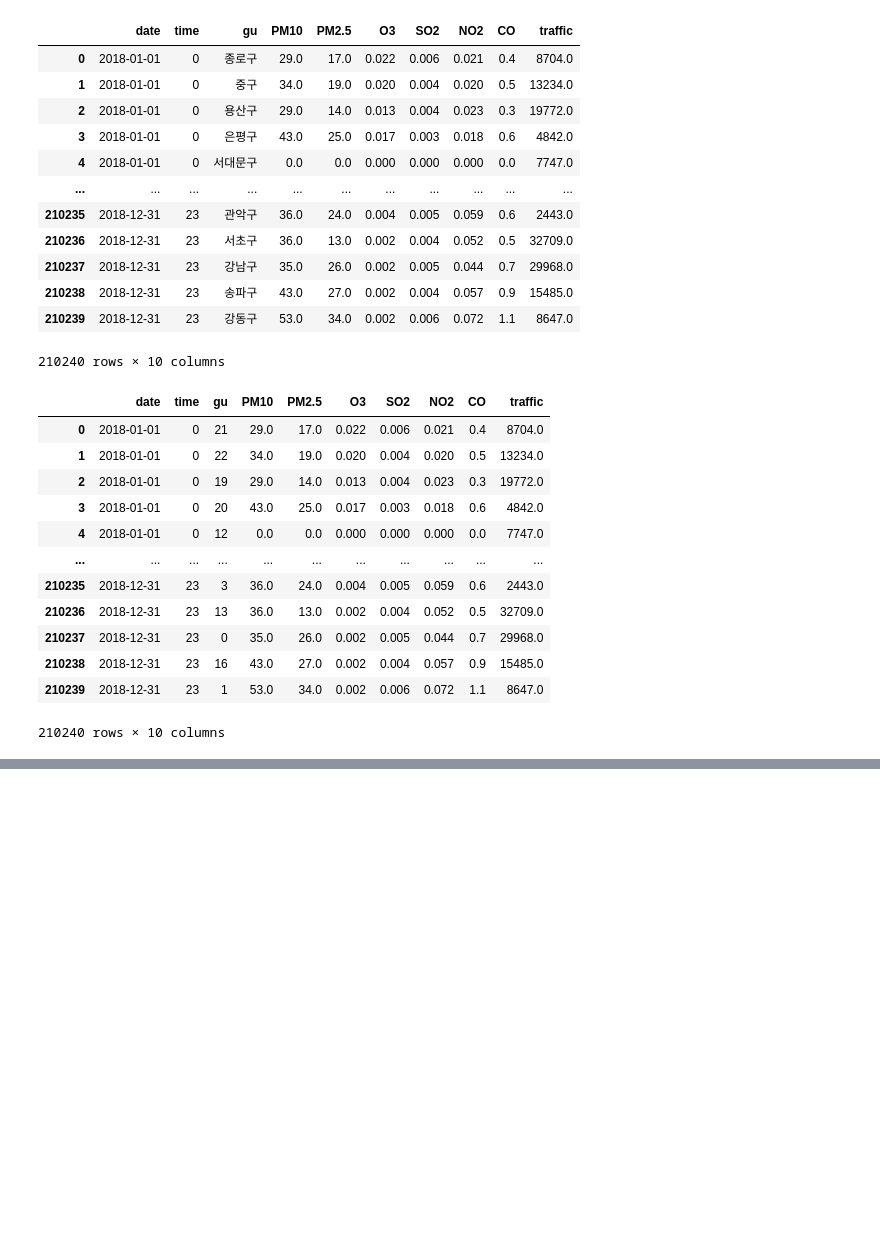
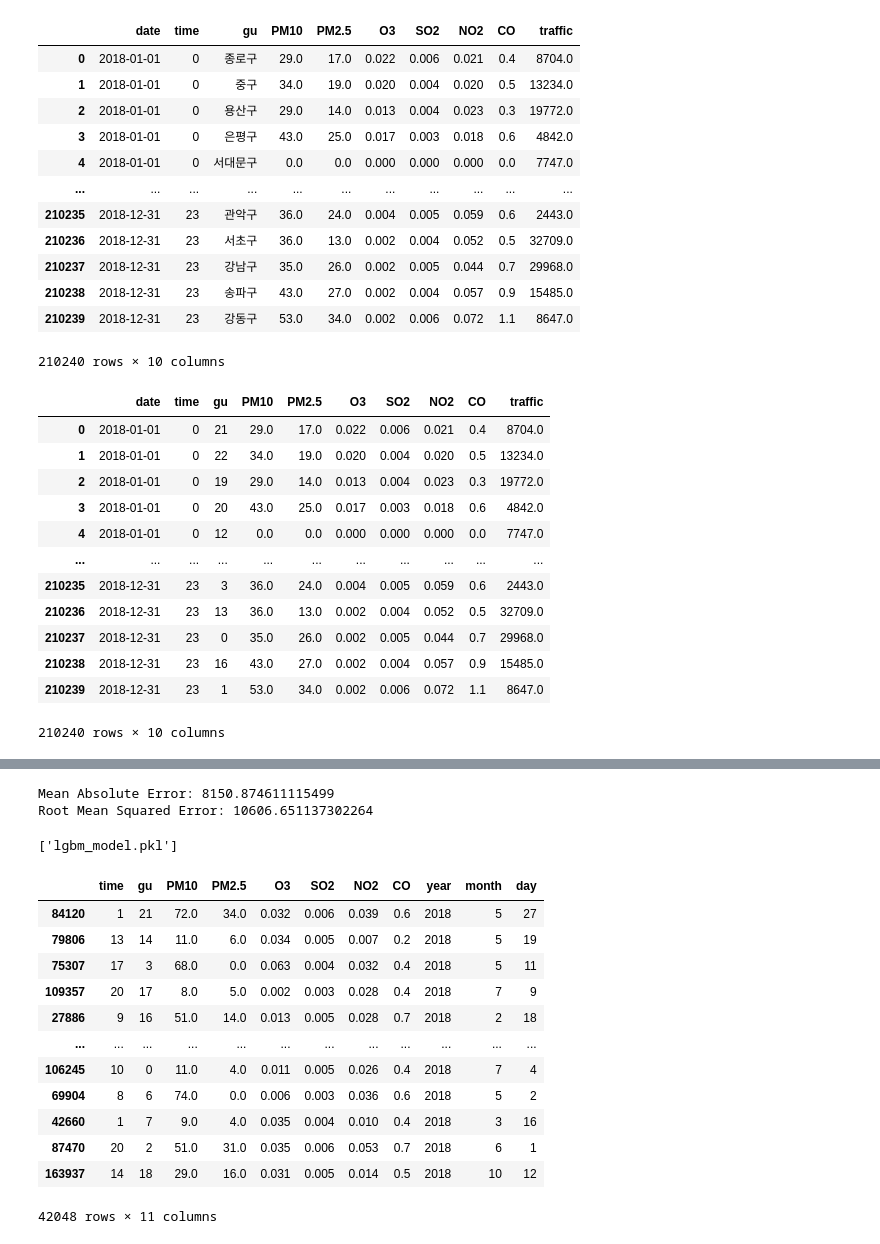
Before and after one commit to je0nh/yd3-MLOps_pj, a Jupyter notebook: ML.ipynb, the cells around one changed output, grey strips where cells are left out. Cells and saved outputs as stored; diff of their text form; code cells hidden in the pictures; blank space fills up the shorter version.

```diff
--- a/ML.ipynb
+++ b/ML.ipynb
@@ -531,6 +531,8 @@ train
 train['year'] = train['date'].dt.year
 train['month'] = train['date'].dt.month
 train['day'] = train['date'].dt.day
+# %%
+train['traffic'] = train['traffic'].astype(int)
 # %%
 train = train.drop(columns='date')
 # %%
@@ -577,0 +582,32 @@ Mean Squared Error: 44370.10296977026
+# %%
+import lightgbm as lgb
+from sklearn.model_selection import train_test_split
+from sklearn.metrics import accuracy_score
+
+# 예제 데이터 생성
+X = train.drop(columns='traffic')
+y = train.traffic
+# 데이터 분할
+X_train, X_test, y_train, y_test = train_test_split(X, y, test_size=0.2, random_state=42)
+
+# LightGBM 모델 설정
+param_grid = {
+    "max_bin" : 20,
+    "learning_rate" : 0.0025,
+    "objective" : "regression",
+    "boosting_type" : "gbdt",
+    "metric" : "mae",
+    "sub_feature" : 0.345,
+    "bagging_fraction" : 0.85,
+    "bagging_freq" : 40,
+    "num_leaves" : 512,
+    "min_data" : 500,
+    "min_hessian" : 0.05,
+    "verbose" : 2,
+    "feature_fraction_seed" : 2,
+    "bagging_seed" : 3
+    # "num_class": 3
+}
+model = LGBMRegressor(**param_grid)
+# LightGBM 모델 훈련
+model.fit(X_train, y_train)
@@ -577,0 +625,37 @@ Mean Squared Error: 44370.10296977026
+# %%
+from sklearn.metrics import mean_absolute_error, mean_squared_error
+
+# 테스트 데이터에 대한 예측
+y_pred = model.predict(X_test)
+
+# 회귀 모델의 성능 측정
+mae = mean_absolute_error(y_test, y_pred)
+rmse = mean_squared_error(y_test, y_pred, squared=False)
+
+print(f'Mean Absolute Error: {mae}')
+print(f'Root Mean Squared Error: {rmse}')
+# %% [output]
+Mean Absolute Error: 8150.874611115499
+Root Mean Squared Error: 10606.651137302264
+# %%
+import joblib
+from joblib import load
+joblib.dump(model, 'lgbm_model.pkl')
+# %% [output]
+['lgbm_model.pkl']
+# %%
+X_test
+# %% [output]
+|  | time | gu | PM10 | PM2.5 | O3 | SO2 | NO2 | CO | year | month | day |
+| 84120 | 1 | 21 | 72.0 | 34.0 | 0.032 | 0.006 | 0.039 | 0.6 | 2018 | 5 | 27 |
+| 79806 | 13 | 14 | 11.0 | 6.0 | 0.034 | 0.005 | 0.007 | 0.2 | 2018 | 5 | 19 |
+| 75307 | 17 | 3 | 68.0 | 0.0 | 0.063 | 0.004 | 0.032 | 0.4 | 2018 | 5 | 11 |
+| 109357 | 20 | 17 | 8.0 | 5.0 | 0.002 | 0.003 | 0.028 | 0.4 | 2018 | 7 | 9 |
+| 27886 | 9 | 16 | 51.0 | 14.0 | 0.013 | 0.005 | 0.028 | 0.7 | 2018 | 2 | 18 |
+| ... | ... | ... | ... | ... | ... | ... | ... | ... | ... | ... | ... |
+| 106245 | 10 | 0 | 11.0 | 4.0 | 0.011 | 0.005 | 0.026 | 0.4 | 2018 | 7 | 4 |
+| 69904 | 8 | 6 | 74.0 | 0.0 | 0.006 | 0.003 | 0.036 | 0.6 | 2018 | 5 | 2 |
+| 42660 | 1 | 7 | 9.0 | 4.0 | 0.035 | 0.004 | 0.010 | 0.4 | 2018 | 3 | 16 |
+| 87470 | 20 | 2 | 51.0 | 31.0 | 0.035 | 0.006 | 0.053 | 0.7 | 2018 | 6 | 1 |
+| 163937 | 14 | 18 | 29.0 | 16.0 | 0.031 | 0.005 | 0.014 | 0.5 | 2018 | 10 | 12 |
+42048 rows × 11 columns
```
Also changed, not shown: parts of 11 cells of this notebook, 6 other files.
